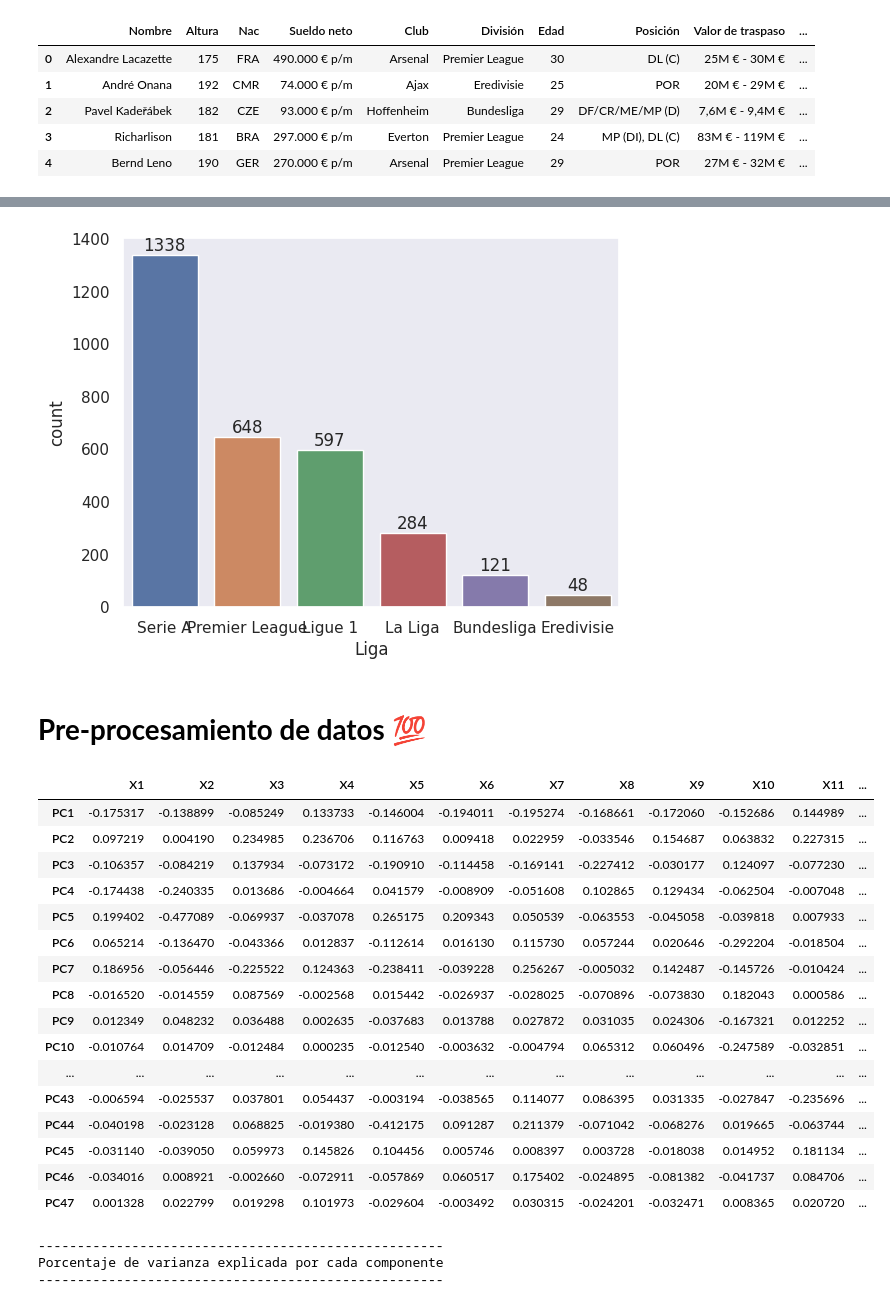
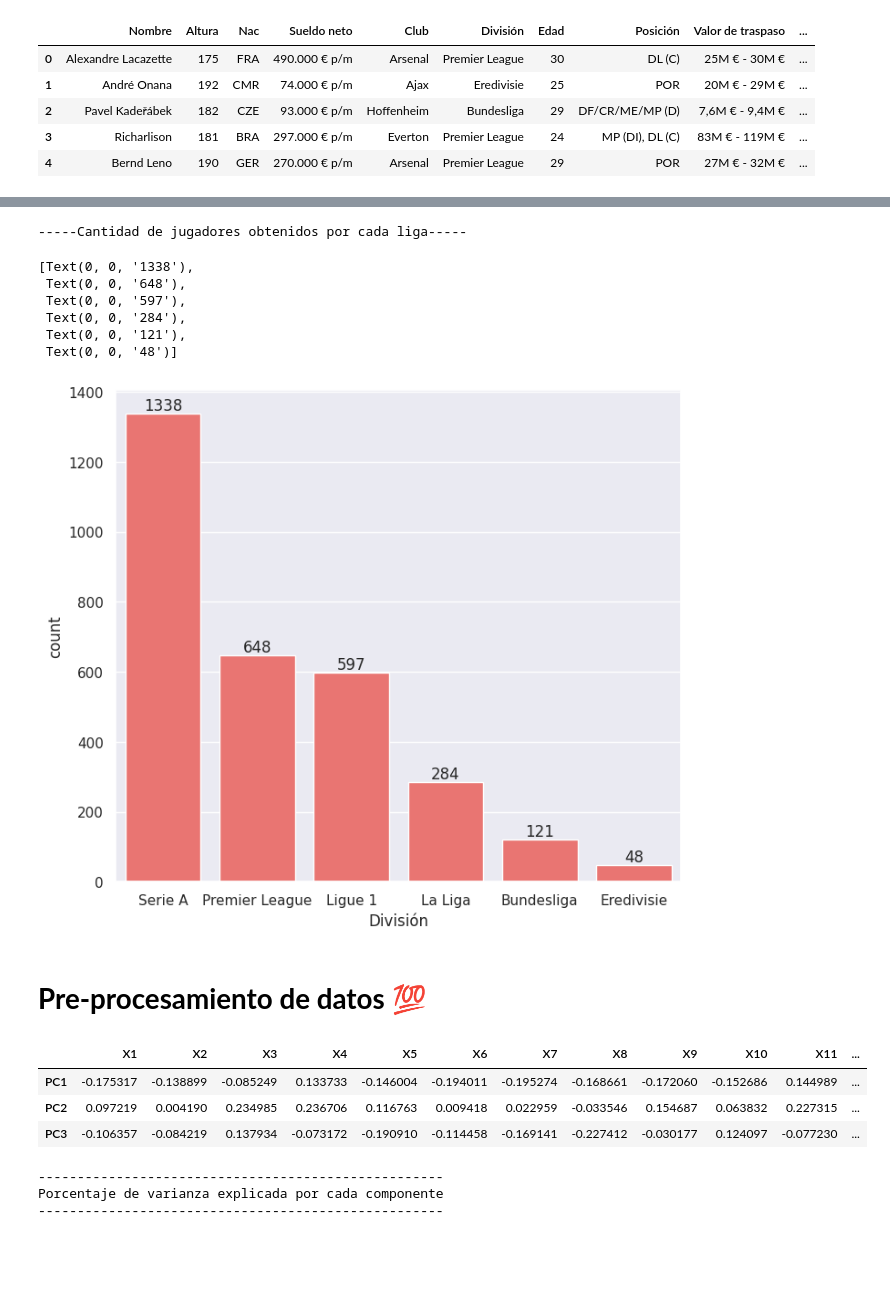
Before and after one commit to piero0090/Tesis-SeminarioII, a Jupyter notebook: SeminarioII_DataAnalysis.ipynb, the cells around one changed output, grey strips where cells are left out. Drawn from its saved outputs; the diff is of its cells as text; code cells hidden in the pictures; blank space fills up the shorter version.

```diff
--- a/SeminarioII_DataAnalysis.ipynb
+++ b/SeminarioII_DataAnalysis.ipynb
@@ -134,15 +115,19 @@ datosInf = datos.iloc[:,0:9]
-# %%
-sns.set_theme(style="dark")
-ax = sns.countplot(x=datosInf['División'],
-                   order=datosInf['División'].value_counts(ascending=False).index);
-
-abs_values = datosInf['División'].value_counts(ascending=False).values
-ax.bar_label(container=ax.containers[0], labels=abs_values)
-sns.set(rc={'figure.figsize':(8,8)})
-plt.xlabel('Liga')
-plt.show()
-# %% [output]
-[figure, removed]
+# %%
+datosInf = datos.iloc[:,0:9]
+datos_ordenados = datosInf['División'].value_counts(ascending=False).index
+print('-----Cantidad de jugadores obtenidos por cada liga-----')
+sns.set(rc={'figure.figsize':(8,7)})
+ax = sns.countplot(x=datosInf['División'], order=datos_ordenados, color="#FD625E")
+ax.bar_label(ax.containers[0])
+# %% [output]
+-----Cantidad de jugadores obtenidos por cada liga-----
+[Text(0, 0, '1338'),
+ Text(0, 0, '648'),
+ Text(0, 0, '597'),
+ Text(0, 0, '284'),
+ Text(0, 0, '121'),
+ Text(0, 0, '48')]
+[figure, added]
 # %% [markdown]
 # **Pre-procesamiento de datos** 💯
 # %%
@@ -156,29 +141,19 @@ modelo_pca = pca_pipe.named_steps['pca']
 list_names = [f'PC{i}' for i in range (1,48)]
 # %%
 # Se combierte el array a dataframe para añadir nombres a los ejes.
-pd.DataFrame(
+modelo_dataframe = pd.DataFrame(
     data    = modelo_pca.components_,
     columns = datosML.columns,
     index   = list_names
 )
+#Muestra del dataframe creado en base a todos los componentes principales. Nota: en el siguiente
+#cuadro solo se muestra los 3 primeros componentes, pues existen 47.
+modelo_dataframe.head(3)
 # %% [output]
 |  | X1 | X2 | X3 | X4 | X5 | X6 | X7 | X8 | X9 | X10 | X11 | ... |
 | PC1 | -0.175317 | -0.138899 | -0.085249 | 0.133733 | -0.146004 | -0.194011 | -0.195274 | -0.168661 | -0.172060 | -0.152686 | 0.144989 | ... |
 | PC2 | 0.097219 | 0.004190 | 0.234985 | 0.236706 | 0.116763 | 0.009418 | 0.022959 | -0.033546 | 0.154687 | 0.063832 | 0.227315 | ... |
 | PC3 | -0.106357 | -0.084219 | 0.137934 | -0.073172 | -0.190910 | -0.114458 | -0.169141 | -0.227412 | -0.030177 | 0.124097 | -0.077230 | ... |
-| PC4 | -0.174438 | -0.240335 | 0.013686 | -0.004664 | 0.041579 | -0.008909 | -0.051608 | 0.102865 | 0.129434 | -0.062504 | -0.007048 | ... |
-| PC5 | 0.199402 | -0.477089 | -0.069937 | -0.037078 | 0.265175 | 0.209343 | 0.050539 | -0.063553 | -0.045058 | -0.039818 | 0.007933 | ... |
-| PC6 | 0.065214 | -0.136470 | -0.043366 | 0.012837 | -0.112614 | 0.016130 | 0.115730 | 0.057244 | 0.020646 | -0.292204 | -0.018504 | ... |
-| PC7 | 0.186956 | -0.056446 | -0.225522 | 0.124363 | -0.238411 | -0.039228 | 0.256267 | -0.005032 | 0.142487 | -0.145726 | -0.010424 | ... |
-| PC8 | -0.016520 | -0.014559 | 0.087569 | -0.002568 | 0.015442 | -0.026937 | -0.028025 | -0.070896 | -0.073830 | 0.182043 | 0.000586 | ... |
-| PC9 | 0.012349 | 0.048232 | 0.036488 | 0.002635 | -0.037683 | 0.013788 | 0.027872 | 0.031035 | 0.024306 | -0.167321 | 0.012252 | ... |
-| PC10 | -0.010764 | 0.014709 | -0.012484 | 0.000235 | -0.012540 | -0.003632 | -0.004794 | 0.065312 | 0.060496 | -0.247589 | -0.032851 | ... |
-| ... | ... | ... | ... | ... | ... | ... | ... | ... | ... | ... | ... | ... |
-| PC43 | -0.006594 | -0.025537 | 0.037801 | 0.054437 | -0.003194 | -0.038565 | 0.114077 | 0.086395 | 0.031335 | -0.027847 | -0.235696 | ... |
-| PC44 | -0.040198 | -0.023128 | 0.068825 | -0.019380 | -0.412175 | 0.091287 | 0.211379 | -0.071042 | -0.068276 | 0.019665 | -0.063744 | ... |
-| PC45 | -0.031140 | -0.039050 | 0.059973 | 0.145826 | 0.104456 | 0.005746 | 0.008397 | 0.003728 | -0.018038 | 0.014952 | 0.181134 | ... |
-| PC46 | -0.034016 | 0.008921 | -0.002660 | -0.072911 | -0.057869 | 0.060517 | 0.175402 | -0.024895 | -0.081382 | -0.041737 | 0.084706 | ... |
-| PC47 | 0.001328 | 0.022799 | 0.019298 | 0.101973 | -0.029604 | -0.003492 | 0.030315 | -0.024201 | -0.032471 | 0.008365 | 0.020720 | ... |
 # %%
 # Porcentaje de varianza explicada por cada componente
 print('----------------------------------------------------')
```
Also changed, not shown: parts of 17 cells of this notebook.
